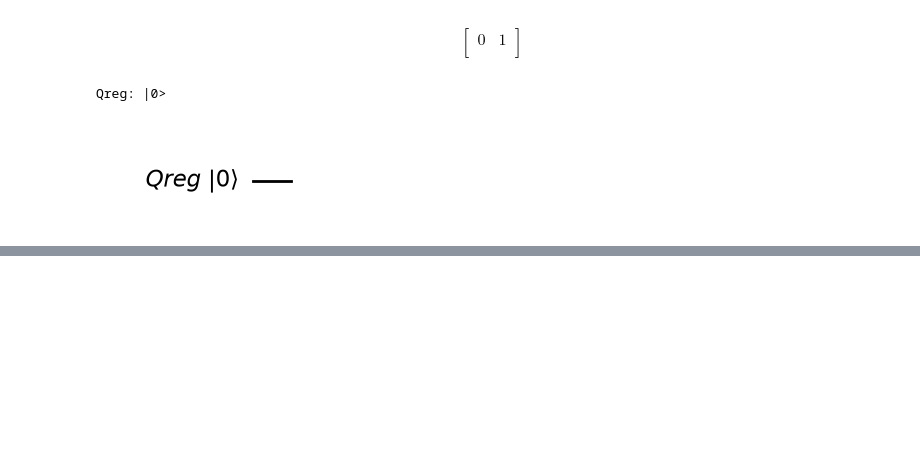
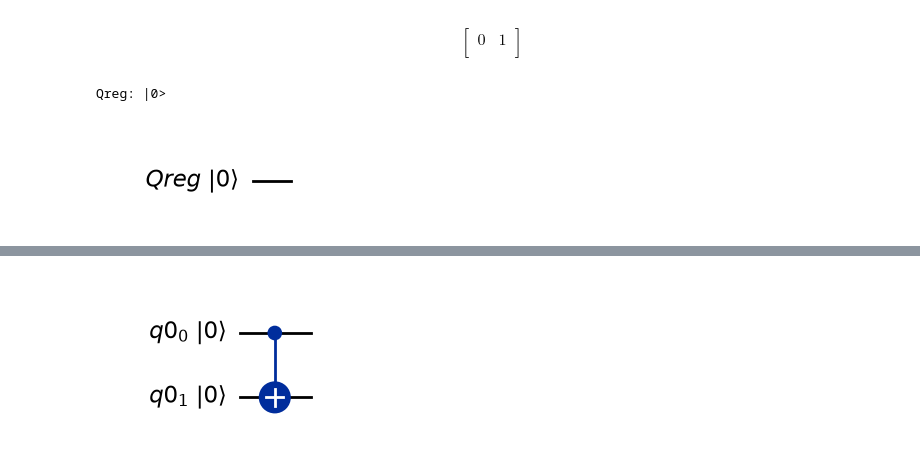
Before and after one commit to samuelfueter/IMAPP-Quantum_Computing, a Jupyter notebook: Jupyter Notebooks/Session_1.ipynb, the cells around one changed output, grey strips where cells are left out. Drawn from its saved outputs; the diff is of its cells as text; code cells hidden in the pictures; blank space fills up the shorter version.

```diff
--- a/Jupyter Notebooks/Session_1.ipynb
+++ b/Jupyter Notebooks/Session_1.ipynb
@@ -201,0 +303,7 @@ qc.draw('mpl', initial_state=True)
+# %%
+qr = QuantumRegister(2)
+qc = QuantumCircuit(qr)
+qc.cx(qr[0], qr[1])
+qc.draw('mpl', initial_state=True)
+# %% [output]
+[figure, added]
```
Also changed, not shown: parts of 19 cells of this notebook.
